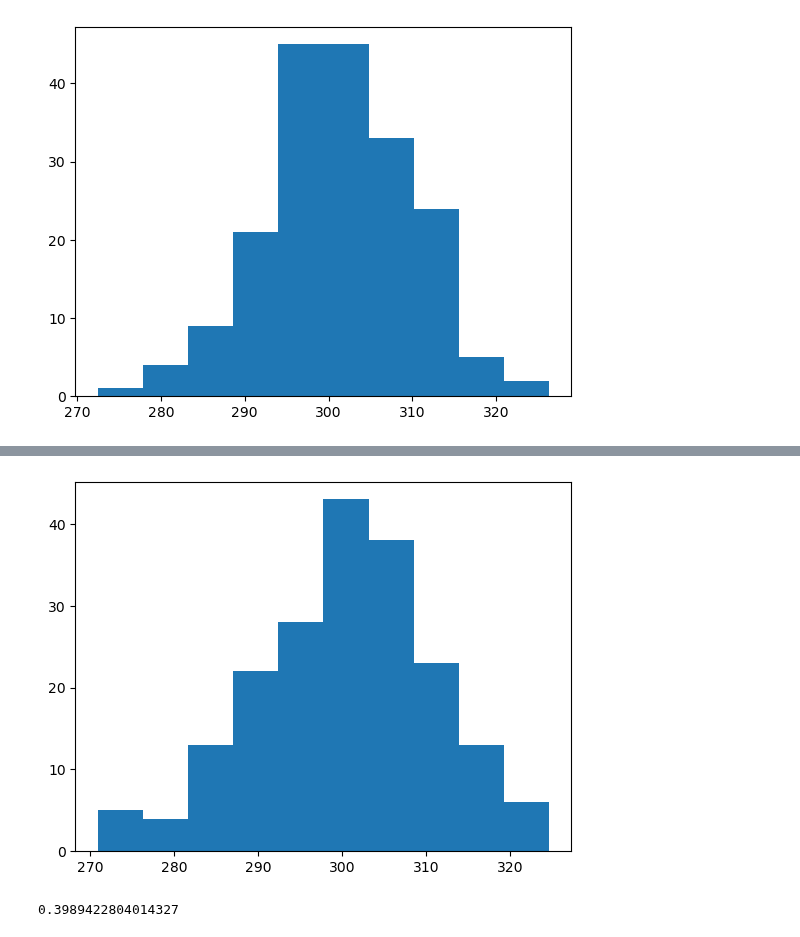
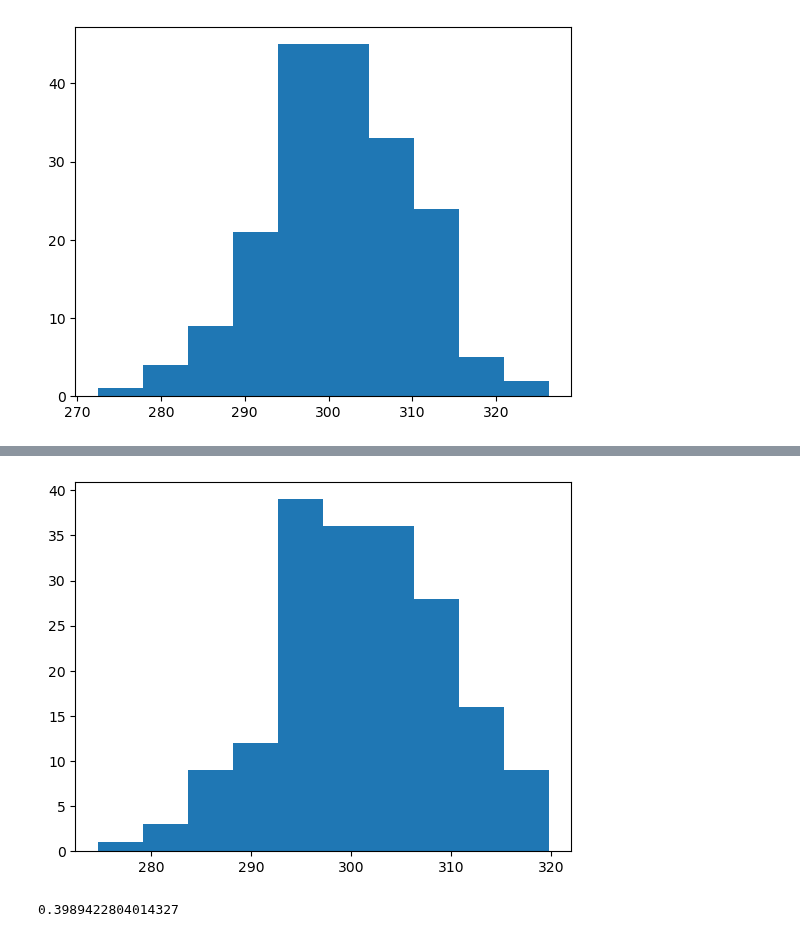
Before and after one commit to mickalleny2k/PfDA_Assignment, a Jupyter notebook: PfDA_Assignment.ipynb, the cells around one changed output, grey strips where cells are left out. Cells and saved outputs as stored; diff of their text form; code cells hidden in the pictures.

```diff
--- a/PfDA_Assignment.ipynb
+++ b/PfDA_Assignment.ipynb
@@ -76,12 +139,12 @@ plt.show()
 # %%
 # Synthesize a random normal distribution for Driving Distance and plot
 # I choose mu of 300.5 because this is the average drivage distance in pgatour_golfstats_2022-2023_driving.csv
-mu, sigma = 300.5, 10 # mean and standard deviation
+mu, sigma = 300.96, 8.66 # mean and standard deviation
 s = np.random.default_rng().normal(mu, sigma, 189)
 plt.hist(s)
 plt.show()
 # %% [output]
-[figure, old version]
+[figure, new version]
 # %%
 def f(x):
   A = 1.0 / np.sqrt(2.0 * np.pi)
```
Also changed, not shown: parts of 18 cells of this notebook.
